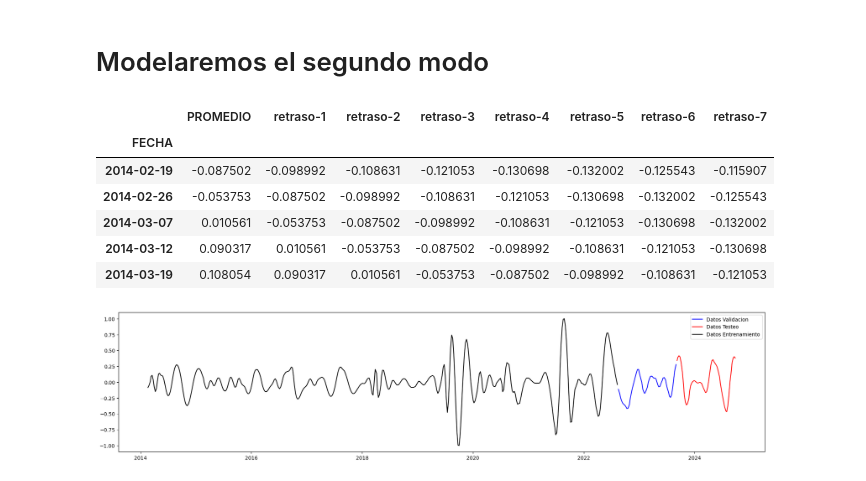
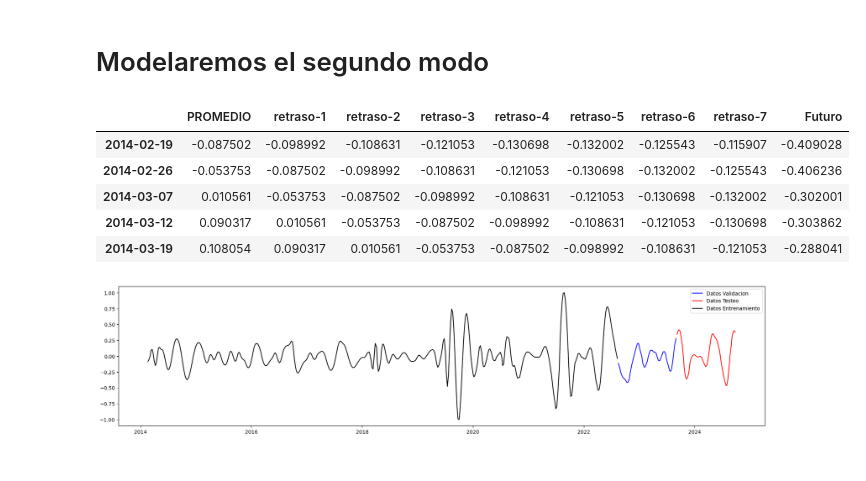
Before and after one commit to ivanpalenciab/Prediccion-atlantico, a Jupyter notebook: 1_XG_boost_EMD.ipynb, the cells around one changed output. Drawn from its saved outputs; the diff is of its cells as text; code cells hidden in the pictures.

```diff
--- a/1_XG_boost_EMD.ipynb
+++ b/1_XG_boost_EMD.ipynb
@@ -76,3 +78,11 @@ datos_emd.plot()
 # %% [output]
 <Axes: xlabel='FECHA'>
 [figure]
+# %%
+futuros = pd.read_csv("/content/drive/MyDrive/prediccion_productos_agro/Fase 5 (Datos Atlantico)/Datos históricos Futuros maíz EE.UU..csv" )
+futuros = futuros[["Fecha","Último"]]
+futuros["Fecha"]=pd.to_datetime(futuros["Fecha"],dayfirst=True)
+futuros.rename(columns={"Último":"Futuro"},inplace=True)
+futuros["Futuro"] = futuros["Futuro"].str.replace(",",".").astype(float)
+futuros.set_index("Fecha", inplace=True)
+futuros.head()
@@ -79,3 +108,8 @@ datos_emd.plot()
+# %%
+futuros_values = futuros.values
+futuros_values = futuros_values.astype('float32')
+futuros_scaler = MinMaxScaler(feature_range=(-1, 1))
+futuros_escalada =  pd.DataFrame(futuros_scaler.fit_transform(futuros_values), columns=futuros.columns,index=futuros.index)
 # %%
 def add_lags(df,pasos):
     target_map = df['PROMEDIO'].to_dict()
@@ -222,19 +261,19 @@ prediccion_modo_1 = modo_1_scaler.inverse_transform(prediccion_modo_1.reshape(-1
 # %%
 modo_2_values = modo_2.values
 modo_2_values = modo_2_values.astype('float32')
 modo_2_scaler = MinMaxScaler(feature_range=(-1, 1))
-modo_2_values = modo_2_values.reshape(-1, 1)
+
 modo_2_escalado =  pd.DataFrame(modo_2_scaler.fit_transform(modo_2_values), columns=modo_2.columns,index=modo_2.index)
 modo_2_sup = add_lags(modo_2_escalado, PASOS)
+modo_2_sup = pd.merge( modo_2_sup,futuros_escalada,left_index=True, right_index=True, how='inner')
 modo_2_sup.head(5)
 # %% [output]
-|  | PROMEDIO | retraso-1 | retraso-2 | retraso-3 | retraso-4 | retraso-5 | retraso-6 | retraso-7 |
-| FECHA |  |  |  |  |  |  |  |  |
-| 2014-02-19 | -0.087502 | -0.098992 | -0.108631 | -0.121053 | -0.130698 | -0.132002 | -0.125543 | -0.115907 |
-| 2014-02-26 | -0.053753 | -0.087502 | -0.098992 | -0.108631 | -0.121053 | -0.130698 | -0.132002 | -0.125543 |
-| 2014-03-07 | 0.010561 | -0.053753 | -0.087502 | -0.098992 | -0.108631 | -0.121053 | -0.130698 | -0.132002 |
-| 2014-03-12 | 0.090317 | 0.010561 | -0.053753 | -0.087502 | -0.098992 | -0.108631 | -0.121053 | -0.130698 |
-| 2014-03-19 | 0.108054 | 0.090317 | 0.010561 | -0.053753 | -0.087502 | -0.098992 | -0.108631 | -0.121053 |
+|  | PROMEDIO | retraso-1 | retraso-2 | retraso-3 | retraso-4 | retraso-5 | retraso-6 | retraso-7 | Futuro |
+| 2014-02-19 | -0.087502 | -0.098992 | -0.108631 | -0.121053 | -0.130698 | -0.132002 | -0.125543 | -0.115907 | -0.409028 |
+| 2014-02-26 | -0.053753 | -0.087502 | -0.098992 | -0.108631 | -0.121053 | -0.130698 | -0.132002 | -0.125543 | -0.406236 |
+| 2014-03-07 | 0.010561 | -0.053753 | -0.087502 | -0.098992 | -0.108631 | -0.121053 | -0.130698 | -0.132002 | -0.302001 |
+| 2014-03-12 | 0.090317 | 0.010561 | -0.053753 | -0.087502 | -0.098992 | -0.108631 | -0.121053 | -0.130698 | -0.303862 |
+| 2014-03-19 | 0.108054 | 0.090317 | 0.010561 | -0.053753 | -0.087502 | -0.098992 | -0.108631 | -0.121053 | -0.288041 |
 # %%
 total_datos=len(modo_2_sup)
 porcentaje_entrenamiento, porcentaje_validacion = 0.8,0.1
```
Also changed, not shown: parts of 26 cells of this notebook.
